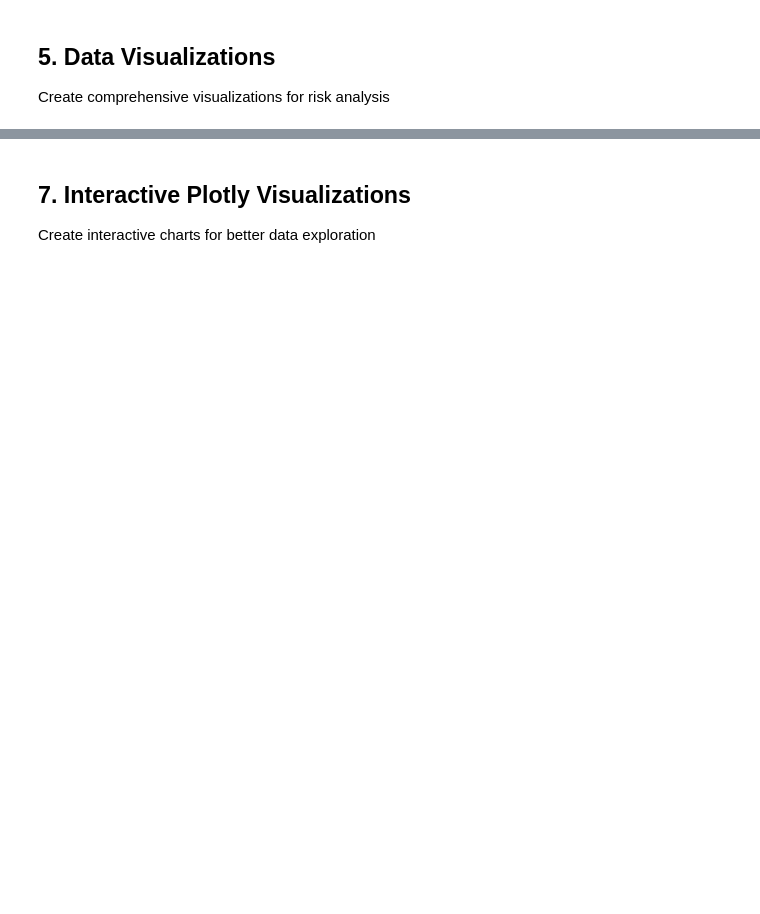
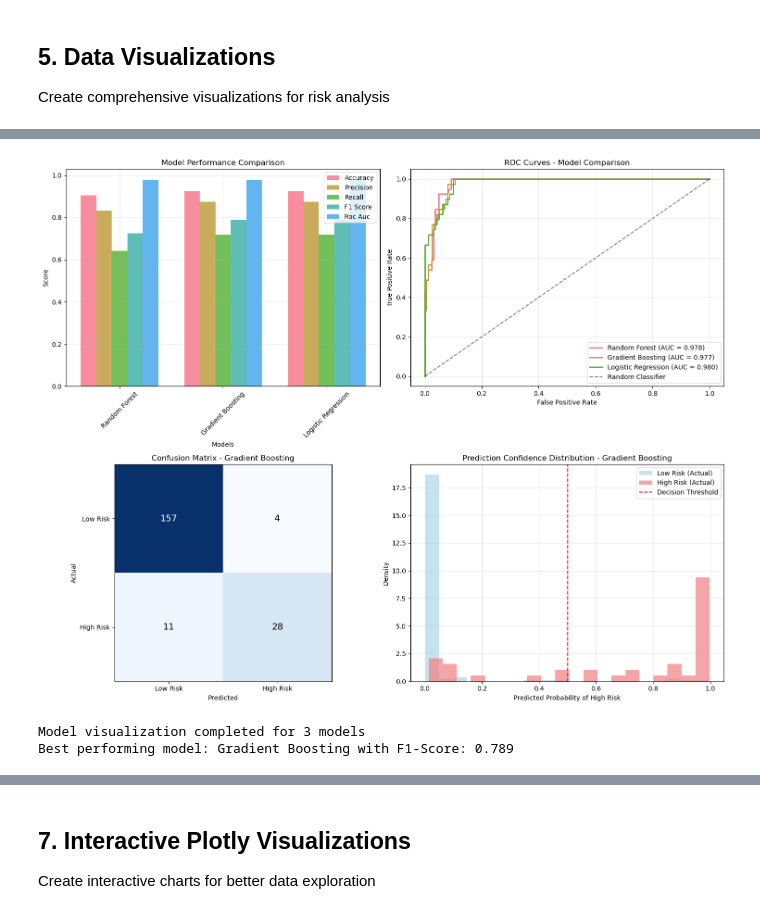
Before and after one commit to yminnnx/singhacks-25, a Jupyter notebook: AML_Analysis_Notebook.ipynb, the cells around one changed output, grey strips where cells are left out. Drawn from its saved outputs; the diff is of its cells as text; code cells hidden in the pictures; blank space fills up the shorter version.

```diff
--- a/AML_Analysis_Notebook.ipynb
+++ b/AML_Analysis_Notebook.ipynb
@@ -366 +859,80 @@ Simulate and analyze ML model performance metrics
+# %%
+# Model comparison visualization
+fig, ((ax1, ax2), (ax3, ax4)) = plt.subplots(2, 2, figsize=(15, 12))
+
+# Model performance comparison
+model_names = list(model_results.keys())
+metrics = ['accuracy', 'precision', 'recall', 'f1_score', 'roc_auc']
+metric_data = {metric: [model_results[name][metric] for name in model_names] for metric in metrics}
+
+x = np.arange(len(model_names))
+width = 0.15
+
+for i, metric in enumerate(metrics):
+    ax1.bar(x + i*width, metric_data[metric], width, label=metric.replace('_', ' ').title(), alpha=0.8)
+
+ax1.set_xlabel('Models')
+ax1.set_ylabel('Score')
+ax1.set_title('Model Performance Comparison')
+ax1.set_xticks(x + width * 2)
+ax1.set_xticklabels(model_names, rotation=45)
+ax1.legend()
+ax1.grid(True, alpha=0.3)
+
+# ROC Curves for all models
+for name in model_names:
+    y_proba = model_results[name]['probabilities']
+    fpr, tpr, _ = roc_curve(y_test, y_proba)
+    auc_score = model_results[name]['roc_auc']
+    ax2.plot(fpr, tpr, label=f'{name} (AUC = {auc_score:.3f})', linewidth=2)
+
+ax2.plot([0, 1], [0, 1], 'k--', alpha=0.5, label='Random Classifier')
+ax2.set_xlabel('False Positive Rate')
+ax2.set_ylabel('True Positive Rate')
+ax2.set_title('ROC Curves - Model Comparison')
+ax2.legend()
+ax2.grid(True, alpha=0.3)
+
+# Confusion Matrix Heatmap for best model
+cm_best = confusion_matrix(y_test, best_results['predictions'])
+im = ax3.imshow(cm_best, interpolation='nearest', cmap='Blues')
+ax3.set_title(f'Confusion Matrix - {best_model_name}')
+ax3.set_xlabel('Predicted')
+ax3.set_ylabel('Actual')
+
+# Add text annotations
+thresh = cm_best.max() / 2.
+for i in range(cm_best.shape[0]):
+    for j in range(cm_best.shape[1]):
+        ax3.text(j, i, format(cm_best[i, j], 'd'),
+                ha="center", va="center",
+                color="white" if cm_best[i, j] > thresh else "black",
+                fontsize=14)
+
+ax3.set_xticks([0, 1])
+ax3.set_yticks([0, 1])
+ax3.set_xticklabels(['Low Risk', 'High Risk'])
+ax3.set_yticklabels(['Low Risk', 'High Risk'])
+
+# Prediction confidence distribution
+ax4.hist(best_results['probabilities'][y_test == 0], bins=20, alpha=0.7,
+         label='Low Risk (Actual)', color='lightblue', density=True)
+ax4.hist(best_results['probabilities'][y_test == 1], bins=20, alpha=0.7,
+         label='High Risk (Actual)', color='lightcoral', density=True)
+ax4.axvline(0.5, color='red', linestyle='--', label='Decision Threshold')
+ax4.set_xlabel('Predicted Probability of High Risk')
+ax4.set_ylabel('Density')
+ax4.set_title(f'Prediction Confidence Distribution - {best_model_name}')
+ax4.legend()
+ax4.grid(True, alpha=0.3)
+
+plt.tight_layout()
+plt.show()
+
+print(f"Model visualization completed for {len(model_names)} models")
+print(f"Best performing model: {best_model_name} with F1-Score: {best_results['f1_score']:.3f}")
+# %% [output]
+[figure, added]
+Model visualization completed for 3 models
+Best performing model: Gradient Boosting with F1-Score: 0.789
 # %%
```
Also changed, not shown: parts of 19 cells of this notebook, 12 other files.
